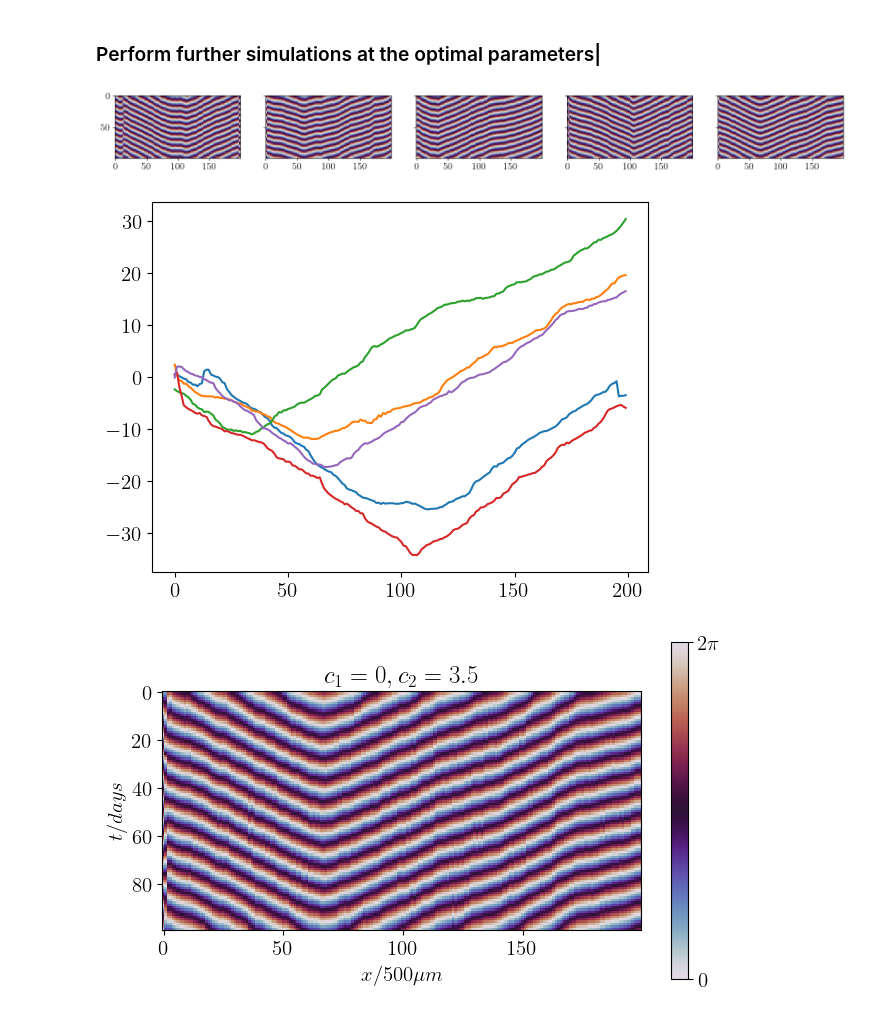
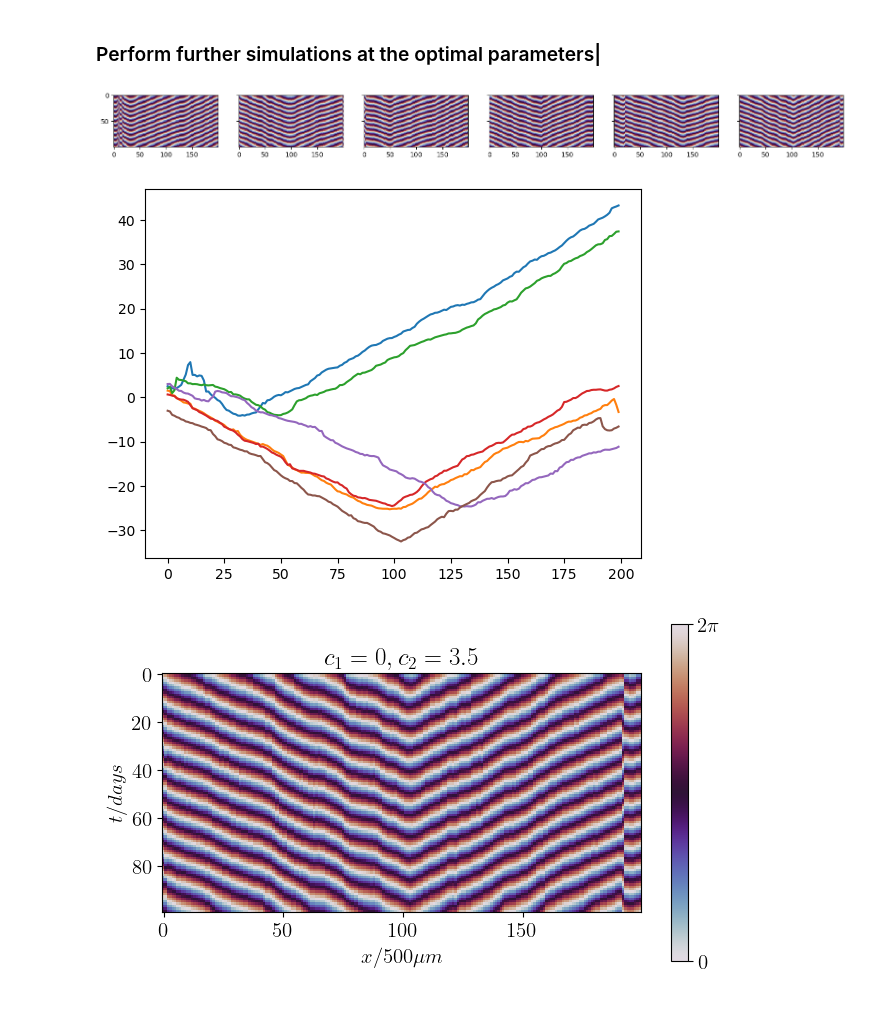
Before and after one commit to Irene-Li/kuramoto, a Jupyter notebook: RA_model_1D.ipynb, the cells around one changed output. Saved outputs shown, nothing was run; the diff lists cells and outputs as text; code cells hidden in the pictures.

```diff
--- a/RA_model_1D.ipynb
+++ b/RA_model_1D.ipynb
@@ -56,47 +56,51 @@ for ratio in ratios:
 # %% [markdown]
 ### Perform further simulations at the optimal parameters|
 # %%
-ratio = 0.25
 n = 8
+mu = 1
+nu = 1
+kappa = 1
+noise_amp = 0
 
 tau = 8.6*2
+ratio = 0.25
 epsilon = tau*ratio
 
 tau_sigma = 0.01
 epsilon_sigma = 0
 c1 = 0
 c2 = 3.5
 
 sigma = 0.1
 T = 1e5
 dt = 0.1
 n_batches = int(T)
 L = 200
 
-seeds = [None]*5
+seeds = [None]*6
 
 phases = []
 
 fig, axes = plt.subplots(1, len(seeds), sharex=True, sharey=True, figsize=(20, 4))
 for (i, seed) in enumerate(seeds):
     m = sto_asym_density_field_1D(mu, nu, kappa, n, tau, epsilon, tau_sigma, epsilon_sigma, c1, c2, sigma)
     m.initialise(L, T, dt, n_batches, 0, noise_amp, seed)
     m.evolve()
 
     phase = np.array(list(map(phase_transform, m.psi[-100:].T))).T
     phases.append(phase[-1])
     axes[i].imshow(phase, cmap='twilight', interpolation='None', vmin=-np.pi, vmax=np.pi)
 
 plt.show()
 # %% [output]
-[figure, old version]
+[figure, new version]
 # %%
 for p in phases:
     shift(p)
     plt.plot(p)
 plt.show()
 # %% [output]
-[figure, old version]
+[figure, new version]
 # %%
 plt.figure(figsize=(7, 4))
 plt.rc('font', size=15)
@@ -115,4 +119,4 @@ plt.tight_layout()
 plt.savefig('Figures/1d_model.png', dpi=400)
 plt.show()
 # %% [output]
-[figure, old version]
+[figure, new version]
```
Also changed, not shown: parts of 1 cell of this notebook, 3 other files.
